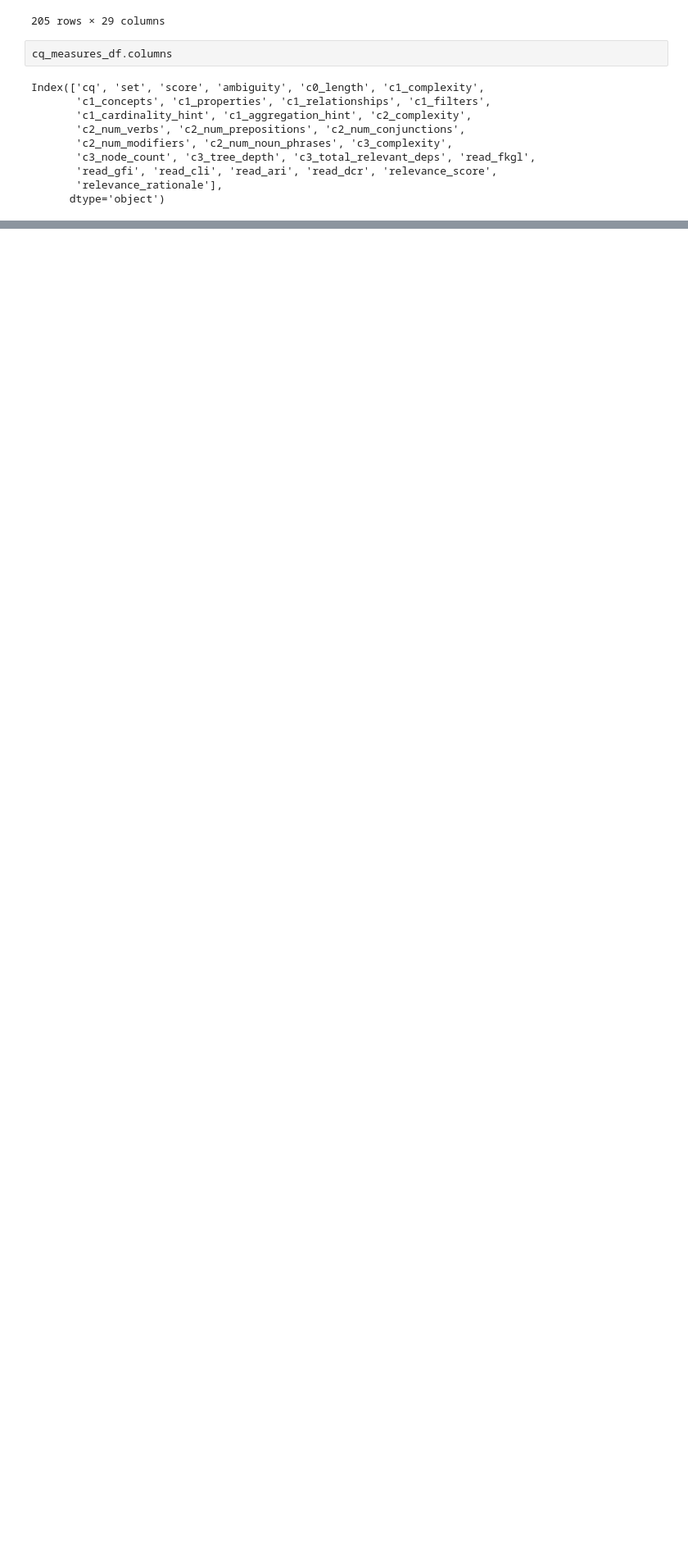
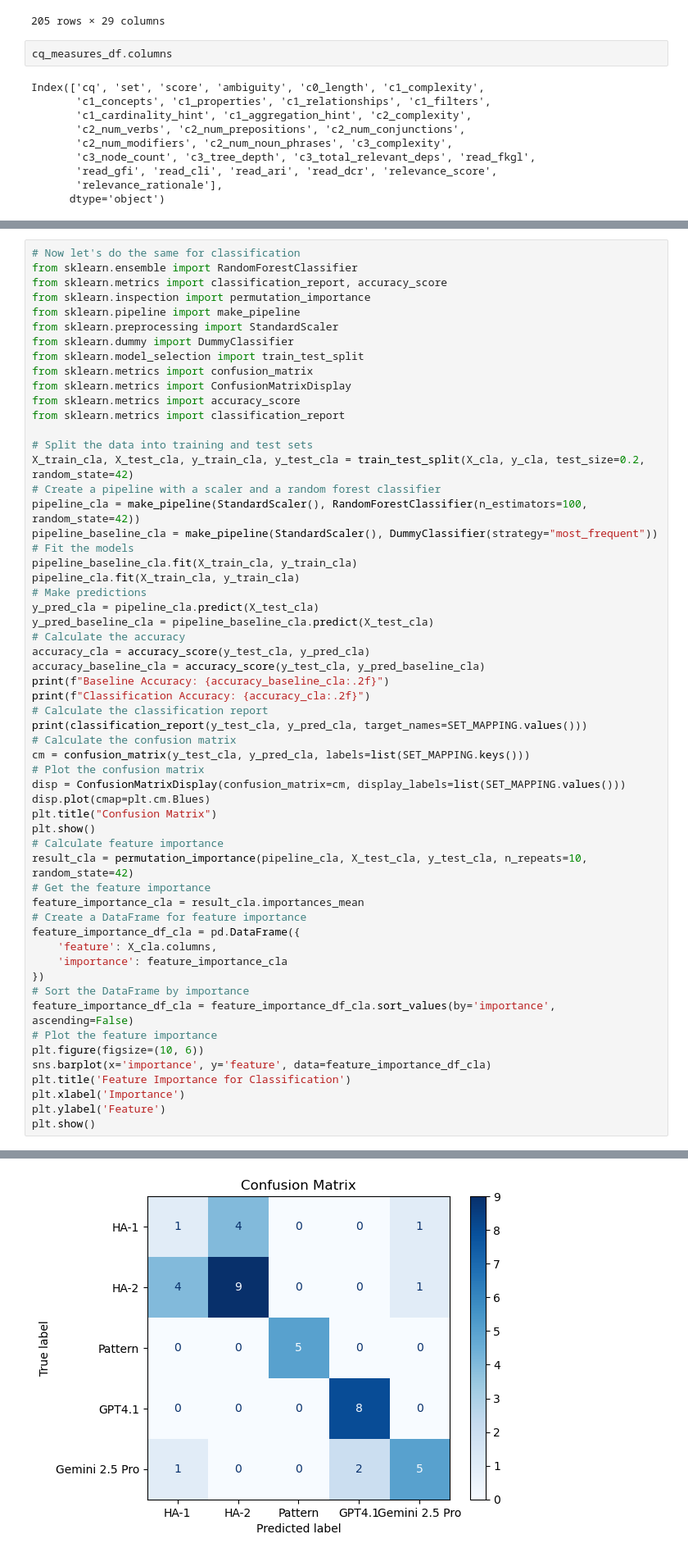
Before and after one commit to KE-UniLiv/askcq, a Jupyter notebook: askcq/overview.ipynb, the cells around one changed output, grey strips where cells are left out. Shown at 82% size. Saved outputs shown, nothing was run; the diff lists cells and outputs as text; blank space fills up the shorter version.

```diff
--- a/askcq/overview.ipynb
+++ b/askcq/overview.ipynb
@@ -392,0 +433,58 @@ selected_measures = [
+# %%
+# Now let's do the same for classification
+from sklearn.ensemble import RandomForestClassifier
+from sklearn.metrics import classification_report, accuracy_score
+from sklearn.inspection import permutation_importance
+from sklearn.pipeline import make_pipeline
+from sklearn.preprocessing import StandardScaler
+from sklearn.dummy import DummyClassifier
+from sklearn.model_selection import train_test_split
+from sklearn.metrics import confusion_matrix
+from sklearn.metrics import ConfusionMatrixDisplay
+from sklearn.metrics import accuracy_score
+from sklearn.metrics import classification_report
+
+# Split the data into training and test sets
+X_train_cla, X_test_cla, y_train_cla, y_test_cla = train_test_split(X_cla, y_cla, test_size=0.2, random_state=42)
+# Create a pipeline with a scaler and a random forest classifier
+pipeline_cla = make_pipeline(StandardScaler(), RandomForestClassifier(n_estimators=100, random_state=42))
+pipeline_baseline_cla = make_pipeline(StandardScaler(), DummyClassifier(strategy="most_frequent"))
+# Fit the models
+pipeline_baseline_cla.fit(X_train_cla, y_train_cla)
+pipeline_cla.fit(X_train_cla, y_train_cla)
+# Make predictions
+y_pred_cla = pipeline_cla.predict(X_test_cla)
+y_pred_baseline_cla = pipeline_baseline_cla.predict(X_test_cla)
+# Calculate the accuracy
+accuracy_cla = accuracy_score(y_test_cla, y_pred_cla)
+accuracy_baseline_cla = accuracy_score(y_test_cla, y_pred_baseline_cla)
+print(f"Baseline Accuracy: {accuracy_baseline_cla:.2f}")
+print(f"Classification Accuracy: {accuracy_cla:.2f}")
+# Calculate the classification report
+print(classification_report(y_test_cla, y_pred_cla, target_names=SET_MAPPING.values()))
+# Calculate the confusion matrix
+cm = confusion_matrix(y_test_cla, y_pred_cla, labels=list(SET_MAPPING.keys()))
+# Plot the confusion matrix
+disp = ConfusionMatrixDisplay(confusion_matrix=cm, display_labels=list(SET_MAPPING.values()))
+disp.plot(cmap=plt.cm.Blues)
+plt.title("Confusion Matrix")
+plt.show()
+# Calculate feature importance
+result_cla = permutation_importance(pipeline_cla, X_test_cla, y_test_cla, n_repeats=10, random_state=42)
+# Get the feature importance
+feature_importance_cla = result_cla.importances_mean
+# Create a DataFrame for feature importance
+feature_importance_df_cla = pd.DataFrame({
+    'feature': X_cla.columns,
+    'importance': feature_importance_cla
+})
+# Sort the DataFrame by importance
+feature_importance_df_cla = feature_importance_df_cla.sort_values(by='importance', ascending=False)
+# Plot the feature importance
+plt.figure(figsize=(10, 6))
+sns.barplot(x='importance', y='feature', data=feature_importance_df_cla)
+plt.title('Feature Importance for Classification')
+plt.xlabel('Importance')
+plt.ylabel('Feature')
+plt.show()
+# %% [output]
@@ -392,0 +504 @@ selected_measures = [
+[figure, added]
```
Also changed, not shown: parts of 8 cells of this notebook.
